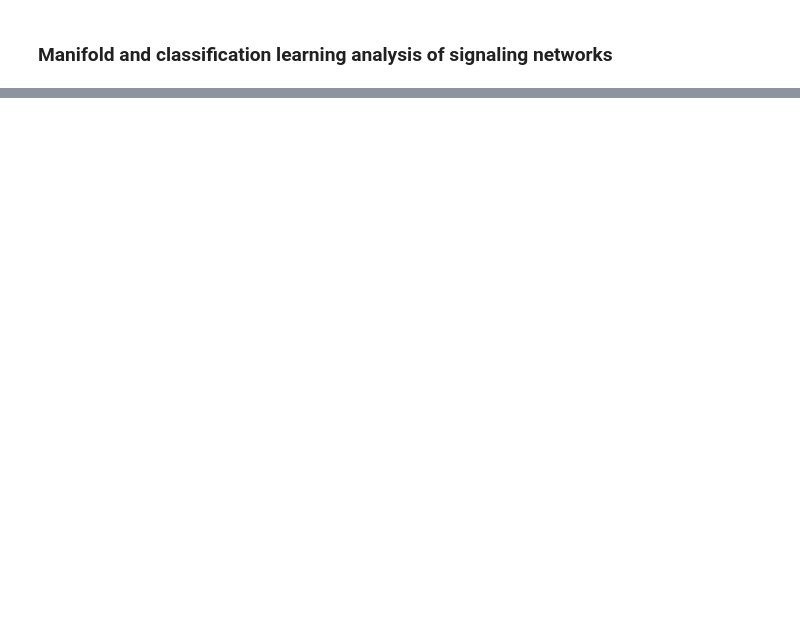
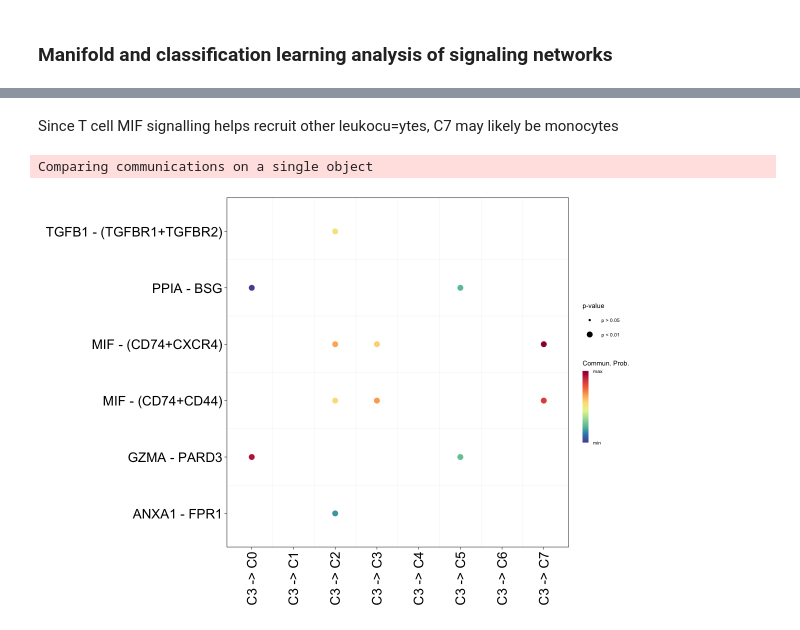
Before and after one commit to Sashoss/Pediatric_Immuno-Oncology, a Jupyter notebook: Notebooks/cellchat/run_cellchat.ipynb, the cells around one changed output, grey strips where cells are left out. Saved outputs shown, nothing was run; the diff lists cells and outputs as text; code cells hidden in the pictures; blank space fills up the shorter version.

```diff
--- a/Notebooks/cellchat/run_cellchat.ipynb
+++ b/Notebooks/cellchat/run_cellchat.ipynb
@@ -206,0 +250,8 @@ saveRDS(file = "out/cellchat_p2.rds", cellchat)
+# %% [markdown]
+Since T cell MIF signalling helps recruit other leukocu=ytes, C7 may likely be monocytes
+# %%
+options(repr.plot.wdith=5, repr.plot.height=7)
+netVisual_bubble(cellchat, font.size = 20, sources.use = 4, targets.use = c(1:8), remove.isolate = FALSE)
+# %% [output]
+Comparing communications on a single object
+[figure, added]
```
Also changed, not shown: parts of 25 cells of this notebook, 7 other files.
